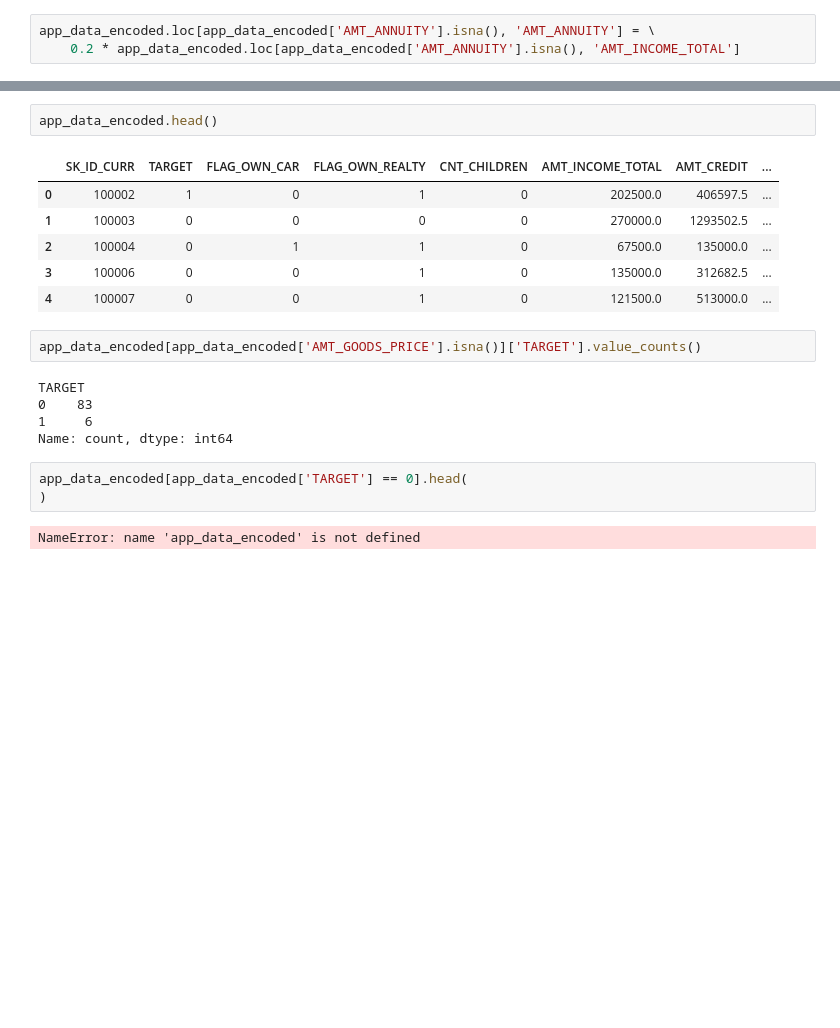
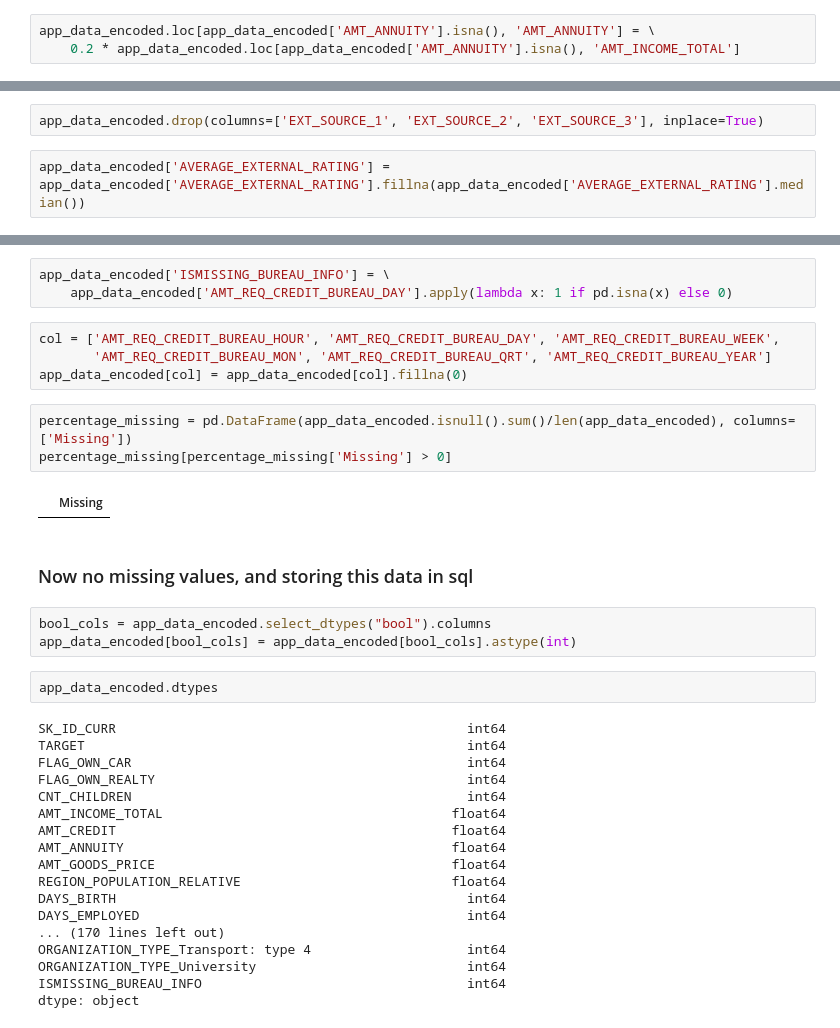
Before and after one commit to adarshlearnngrow/loan-approval-ml, a Jupyter notebook: Python Notebooks/Data Cleaning.ipynb, the cells around one changed output, grey strips where cells are left out. Cells and saved outputs as stored; diff of their text form; blank space fills up the shorter version.

```diff
--- a/Python Notebooks/Data Cleaning.ipynb
+++ b/Python Notebooks/Data Cleaning.ipynb
@@ -116,0 +182,4 @@ app_data_encoded.loc[app_data_encoded['AMT_ANNUITY'].isna(), 'AMT_ANNUITY'] = \
+# %%
+app_data_encoded.drop(columns=['EXT_SOURCE_1', 'EXT_SOURCE_2', 'EXT_SOURCE_3'], inplace=True)
+# %%
+app_data_encoded['AVERAGE_EXTERNAL_RATING'] = app_data_encoded['AVERAGE_EXTERNAL_RATING'].fillna(app_data_encoded['AVERAGE_EXTERNAL_RATING'].median())
@@ -117,21 +205,37 @@ app_data_encoded.loc[app_data_encoded['AMT_ANNUITY'].isna(), 'AMT_ANNUITY'] = \
+# %%
+app_data_encoded['ISMISSING_BUREAU_INFO'] = \
+    app_data_encoded['AMT_REQ_CREDIT_BUREAU_DAY'].apply(lambda x: 1 if pd.isna(x) else 0)
+# %%
+col = ['AMT_REQ_CREDIT_BUREAU_HOUR', 'AMT_REQ_CREDIT_BUREAU_DAY', 'AMT_REQ_CREDIT_BUREAU_WEEK',
+       'AMT_REQ_CREDIT_BUREAU_MON', 'AMT_REQ_CREDIT_BUREAU_QRT', 'AMT_REQ_CREDIT_BUREAU_YEAR']
+app_data_encoded[col] = app_data_encoded[col].fillna(0)
+# %%
+percentage_missing = pd.DataFrame(app_data_encoded.isnull().sum()/len(app_data_encoded), columns=['Missing'])
+percentage_missing[percentage_missing['Missing'] > 0]
+# %% [output]
+|  | Missing |
+# %% [markdown]
+### Now no missing values, and storing this data in sql
+# %%
+bool_cols = app_data_encoded.select_dtypes("bool").columns
+app_data_encoded[bool_cols] = app_data_encoded[bool_cols].astype(int)
 # %%
-app_data_encoded.head()
+app_data_encoded.dtypes
 # %% [output]
-|  | SK_ID_CURR | TARGET | FLAG_OWN_CAR | FLAG_OWN_REALTY | CNT_CHILDREN | AMT_INCOME_TOTAL | AMT_CREDIT | ... |
-| 0 | 100002 | 1 | 0 | 1 | 0 | 202500.0 | 406597.5 | ... |
-| 1 | 100003 | 0 | 0 | 0 | 0 | 270000.0 | 1293502.5 | ... |
-| 2 | 100004 | 0 | 1 | 1 | 0 | 67500.0 | 135000.0 | ... |
-| 3 | 100006 | 0 | 0 | 1 | 0 | 135000.0 | 312682.5 | ... |
-| 4 | 100007 | 0 | 0 | 1 | 0 | 121500.0 | 513000.0 | ... |
+SK_ID_CURR                                             int64
+TARGET                                                 int64
+FLAG_OWN_CAR                                           int64
+FLAG_OWN_REALTY                                        int64
+CNT_CHILDREN                                           int64
+AMT_INCOME_TOTAL                                     float64
+AMT_CREDIT                                           float64
+AMT_ANNUITY                                          float64
+AMT_GOODS_PRICE                                      float64
+REGION_POPULATION_RELATIVE                           float64
+DAYS_BIRTH                                             int64
+DAYS_EMPLOYED                                          int64
+... (170 lines left out)
+ORGANIZATION_TYPE_Transport: type 4                    int64
+ORGANIZATION_TYPE_University                           int64
+ISMISSING_BUREAU_INFO                                  int64
+dtype: object
-# %%
-app_data_encoded[app_data_encoded['AMT_GOODS_PRICE'].isna()]['TARGET'].value_counts()
-# %% [output]
-TARGET
-0    83
-1     6
-Name: count, dtype: int64
-# %%
-app_data_encoded[app_data_encoded['TARGET'] == 0].head(
-)
-# %% [output]
-NameError: name 'app_data_encoded' is not defined
```
Also changed, not shown: parts of 27 cells of this notebook, 2 other files.
